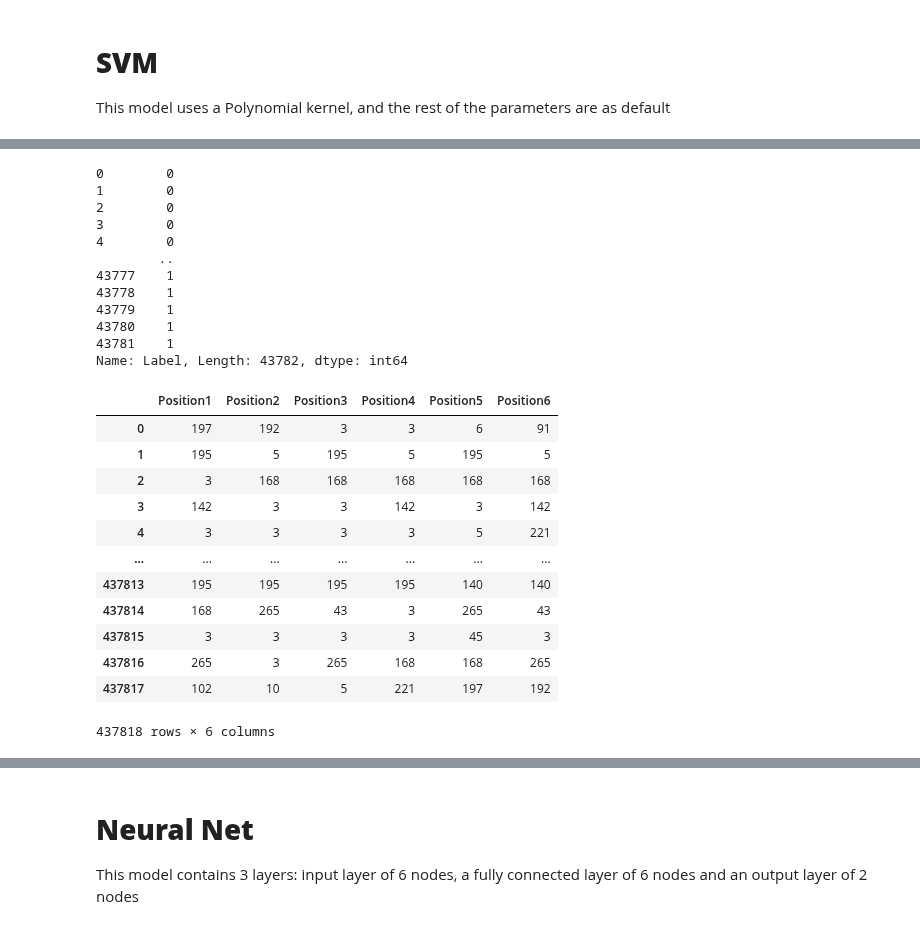
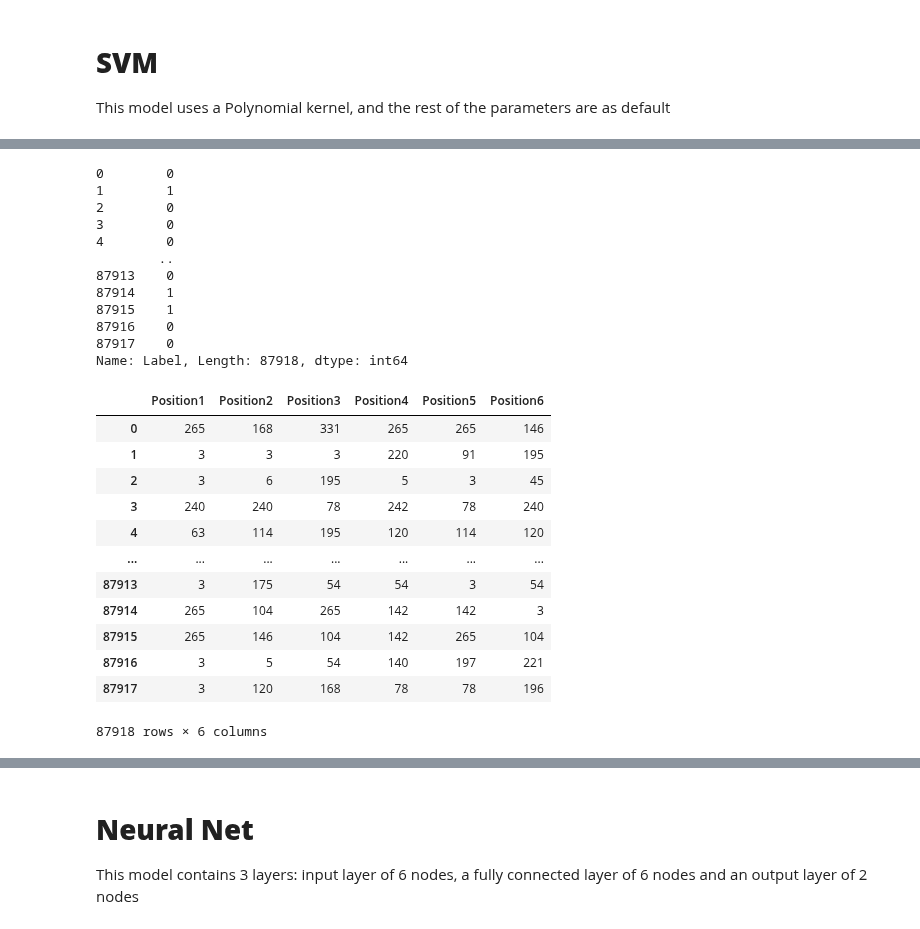
Before and after one commit to NganTran-0017/HIDS, a Jupyter notebook: HIDS_ADFA.ipynb, the cells around one changed output, grey strips where cells are left out. Drawn from its saved outputs; the diff is of its cells as text; code cells hidden in the pictures.

```diff
--- a/HIDS_ADFA.ipynb
+++ b/HIDS_ADFA.ipynb
@@ -612,34 +578,36 @@ svm_x_train
 # %%
+svm_y_train = y_train
 svm_y_train
 # %% [output]
 0        0
-1        0
+1        1
 2        0
 3        0
 4        0
         ..
-43777    1
-43778    1
-43779    1
-43780    1
-43781    1
-Name: Label, Length: 43782, dtype: int64
+87913    0
+87914    1
+87915    1
+87916    0
+87917    0
+Name: Label, Length: 87918, dtype: int64
-# %%
-x_train
-# %% [output]
-|  | Position1 | Position2 | Position3 | Position4 | Position5 | Position6 |
-| 0 | 197 | 192 | 3 | 3 | 6 | 91 |
-| 1 | 195 | 5 | 195 | 5 | 195 | 5 |
-| 2 | 3 | 168 | 168 | 168 | 168 | 168 |
-| 3 | 142 | 3 | 3 | 142 | 3 | 142 |
-| 4 | 3 | 3 | 3 | 3 | 5 | 221 |
-| ... | ... | ... | ... | ... | ... | ... |
-| 437813 | 195 | 195 | 195 | 195 | 140 | 140 |
-| 437814 | 168 | 265 | 43 | 3 | 265 | 43 |
-| 437815 | 3 | 3 | 3 | 3 | 45 | 3 |
-| 437816 | 265 | 3 | 265 | 168 | 168 | 265 |
-| 437817 | 102 | 10 | 5 | 221 | 197 | 192 |
-437818 rows × 6 columns
+# %%
+svm_x_train = x_train
+svm_x_train
+# %% [output]
+|  | Position1 | Position2 | Position3 | Position4 | Position5 | Position6 |
+| 0 | 265 | 168 | 331 | 265 | 265 | 146 |
+| 1 | 3 | 3 | 3 | 220 | 91 | 195 |
+| 2 | 3 | 6 | 195 | 5 | 3 | 45 |
+| 3 | 240 | 240 | 78 | 242 | 78 | 240 |
+| 4 | 63 | 114 | 195 | 120 | 114 | 120 |
+| ... | ... | ... | ... | ... | ... | ... |
+| 87913 | 3 | 175 | 54 | 54 | 3 | 54 |
+| 87914 | 265 | 104 | 265 | 142 | 142 | 3 |
+| 87915 | 265 | 146 | 104 | 142 | 265 | 104 |
+| 87916 | 3 | 5 | 54 | 140 | 197 | 221 |
+| 87917 | 3 | 120 | 168 | 78 | 78 | 196 |
+87918 rows × 6 columns
 # %%
 from sklearn import svm
 
```
Also changed, not shown: parts of 45 cells of this notebook.
